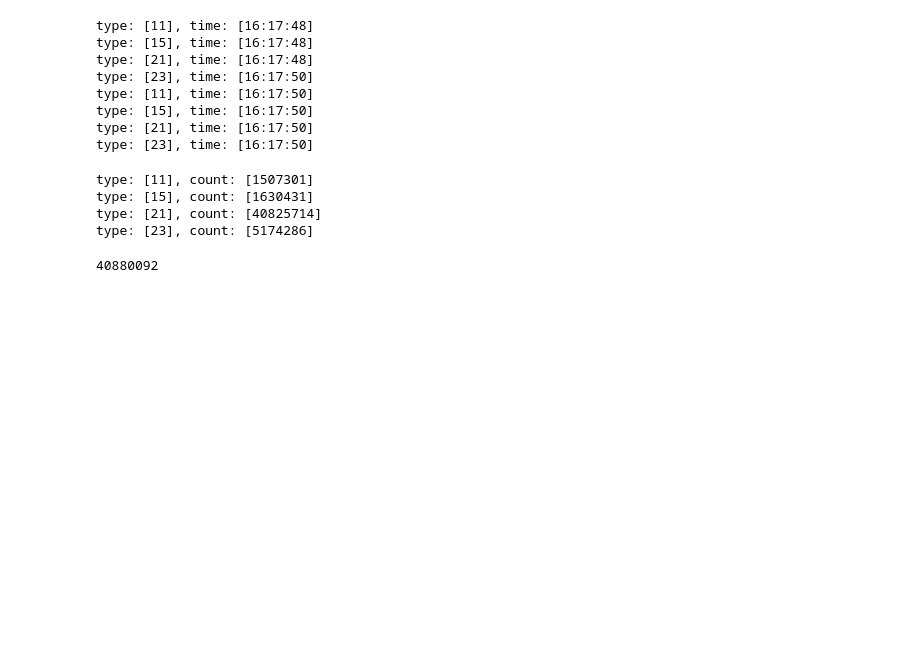
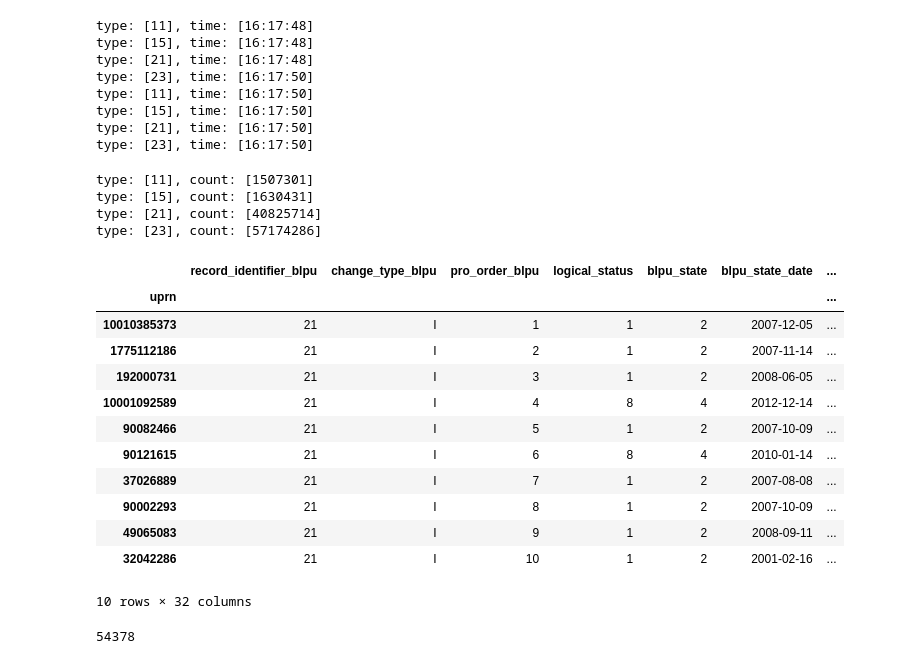
Before and after one commit to UKGovernmentBEIS/DESNZ-MEES, a Jupyter notebook: src/data-analysis/os-analysis.ipynb, the cells around one changed output. Cells and saved outputs as stored; diff of their text form; code cells hidden in the pictures; blank space fills up the shorter version.

```diff
--- a/src/data-analysis/os-analysis.ipynb
+++ b/src/data-analysis/os-analysis.ipynb
@@ -8,13 +16,6 @@ import os_record_types as os_records
 # %%
-# load all files to single df
-load_dotenv()
-zip_file_name = os.getenv('OS_FILENAME')
-zip_dir = zip_file_name.replace('.zip', '')
-csv_file_names = sorted(os.listdir(zip_dir))
 
-record_dfs = {}
-
-for file_name in csv_file_names[:50]:
+for file_name in csv_file_names[:250]:
     print(f'file_name: [{file_name}], time: [{datetime.now().strftime("%H:%M:%S")}]')
     temp_df = pd.read_csv(f'{zip_dir}/{file_name}', header=None, names=range(30), dtype=object)
     # build individual dfs
@@ -98,7 +96,8 @@ type: [23], time: [16:17:50]
 # joins
 xrefs_with_uarn = record_dfs[23][record_dfs[23]['source'] == '7666VN']
 blpu = record_dfs[21]
-blpu_with_uarn = blpu.join(xrefs_with_uarn, lsuffix='_blpu', rsuffix='_xref', on='uprn', how='outer')
+blpu_with_uarn = blpu.join(xrefs_with_uarn, lsuffix='_blpu', rsuffix='_xref', on='uprn', how='left')
+# blpu_with_uarn = blpu.join(xrefs_with_uarn, lsuffix='_blpu', rsuffix='_xref', on='uprn', how='outer')
 # %%
 for record_type in record_dfs.keys():
     print(f'type: [{record_type}], count: [{len(record_dfs[record_type])}]')
@@ -106,8 +105,24 @@ for record_type in record_dfs.keys():
 type: [11], count: [1507301]
 type: [15], count: [1630431]
 type: [21], count: [40825714]
-type: [23], count: [5174286]
+type: [23], count: [57174286]
 # %%
-len(blpu_with_uarn)
+blpu_with_uarn[0:10] # where uarn has value
 # %% [output]
+|  | record_identifier_blpu | change_type_blpu | pro_order_blpu | logical_status | blpu_state | blpu_state_date | ... |
+| uprn |  |  |  |  |  |  | ... |
+| 10010385373 | 21 | I | 1 | 1 | 2 | 2007-12-05 | ... |
+| 1775112186 | 21 | I | 2 | 1 | 2 | 2007-11-14 | ... |
+| 192000731 | 21 | I | 3 | 1 | 2 | 2008-06-05 | ... |
+| 10001092589 | 21 | I | 4 | 8 | 4 | 2012-12-14 | ... |
+| 90082466 | 21 | I | 5 | 1 | 2 | 2007-10-09 | ... |
+| 90121615 | 21 | I | 6 | 8 | 4 | 2010-01-14 | ... |
+| 37026889 | 21 | I | 7 | 1 | 2 | 2007-08-08 | ... |
+| 90002293 | 21 | I | 8 | 1 | 2 | 2007-10-09 | ... |
+| 49065083 | 21 | I | 9 | 1 | 2 | 2008-09-11 | ... |
+| 32042286 | 21 | I | 10 | 1 | 2 | 2001-02-16 | ... |
-40880092
+10 rows × 32 columns
+# %%
+len(xrefs_with_uarn) # 54378 - quite disappointing, I thought there'd be a lot more
+# %% [output]
+54378
```
Also changed, not shown: parts of 3 cells of this notebook.
